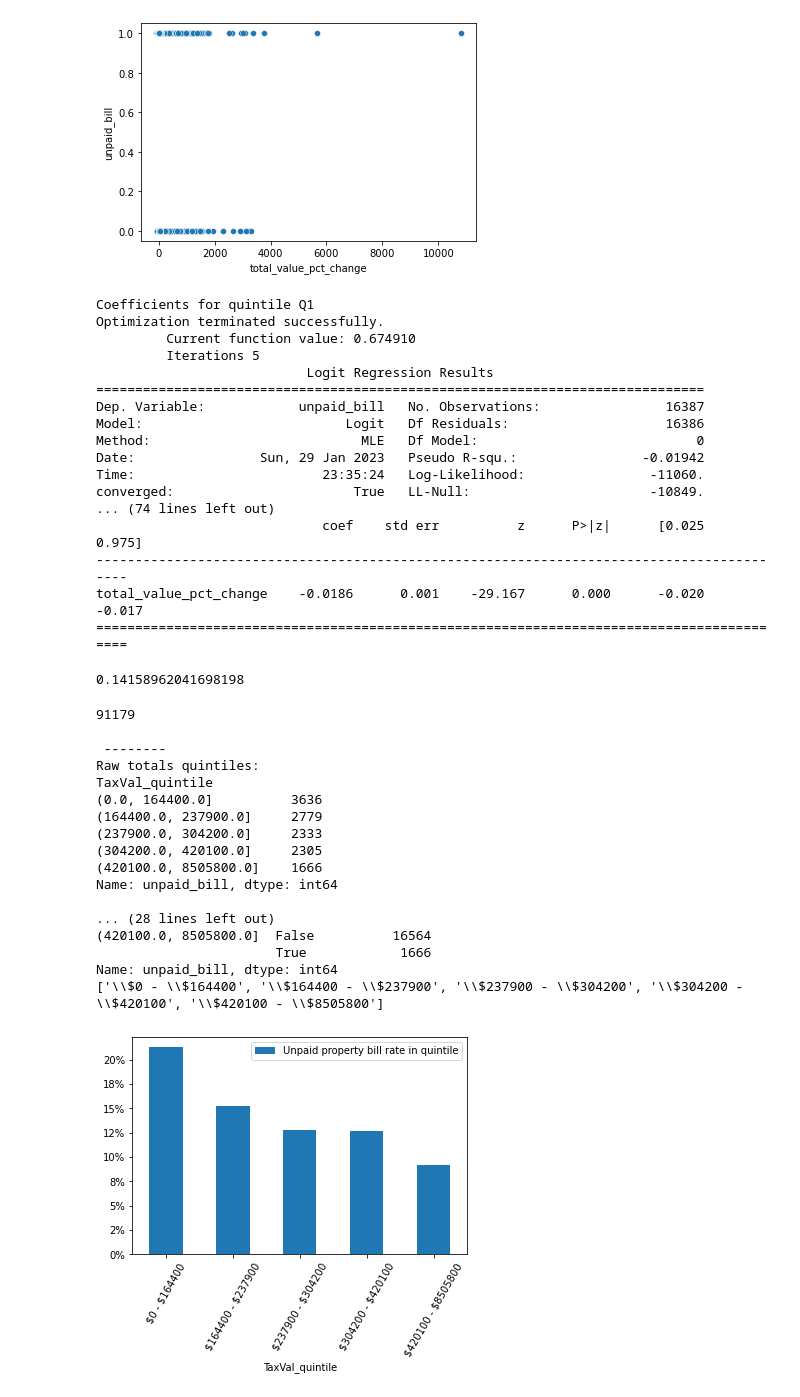
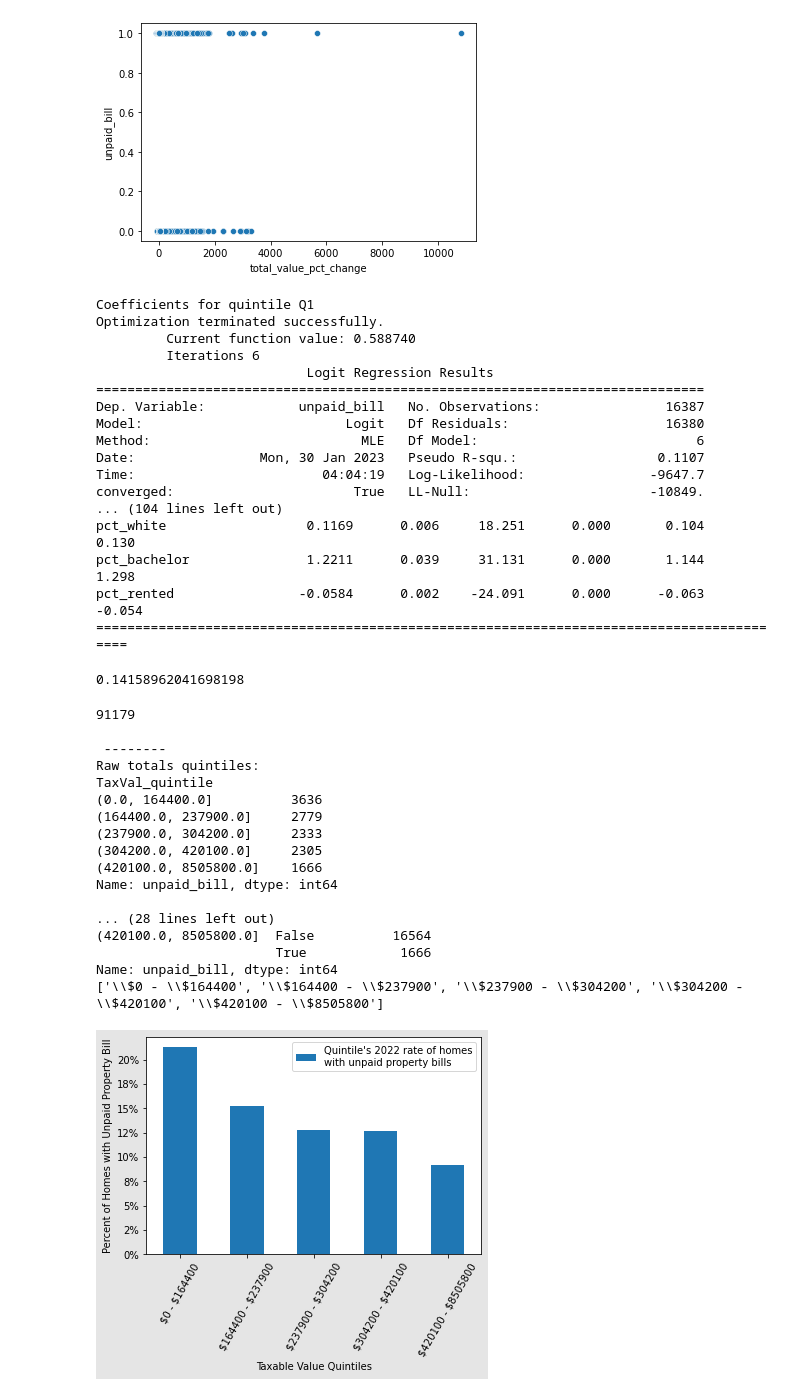
Before and after one commit to Alex-Devoid/buncombe-property-tax-analysis, a Jupyter notebook: unpaid_property_bills_analysis.ipynb, the cells around one changed output. Cells and saved outputs as stored; diff of their text form; code cells hidden in the pictures.

```diff
--- a/unpaid_property_bills_analysis.ipynb
+++ b/unpaid_property_bills_analysis.ipynb
@@ -381,7 +438,8 @@ merged_data['TotalVal_quintile'] = pd.cut(merged_data['TotalVal'], quintiles, la
 # Loop through quintiles and run a logistic regression
 for quintile in array_q:
     merged_data_quintile = merged_data[merged_data['TotalVal_quintile'] == quintile]
-    Xx = merged_data_quintile['total_value_pct_change']
+    Xx = merged_data_quintile[['total_value_pct_change', 'median_hh_income','income_gini','pct_white','pct_bachelor','pct_rented']]
+    Xx = sm.add_constant(Xx) # adding a constant to include the intercept term
     Yy = merged_data_quintile['unpaid_bill']
     print(f'Coefficients for quintile {quintile}')
     logit = sm.Logit(Yy, Xx)
@@ -390,20 +448,20 @@ for quintile in array_q:
 # %% [output]
 Coefficients for quintile Q1
 Optimization terminated successfully.
-         Current function value: 0.674910
-         Iterations 5
+         Current function value: 0.588740
+         Iterations 6
                            Logit Regression Results
 ==============================================================================
 Dep. Variable:            unpaid_bill   No. Observations:                16387
-Model:                          Logit   Df Residuals:                    16386
-Method:                           MLE   Df Model:                            0
-Date:                Sun, 29 Jan 2023   Pseudo R-squ.:                -0.01942
-Time:                        23:35:24   Log-Likelihood:                -11060.
+Model:                          Logit   Df Residuals:                    16380
+Method:                           MLE   Df Model:                            6
+Date:                Mon, 30 Jan 2023   Pseudo R-squ.:                  0.1107
+Time:                        04:04:19   Log-Likelihood:                -9647.7
 converged:                       True   LL-Null:                       -10849.
-... (74 lines left out)
-                             coef    std err          z      P>|z|      [0.025      0.975]
-------------------------------------------------------------------------------------------
-total_value_pct_change    -0.0186      0.001    -29.167      0.000      -0.020      -0.017
+... (104 lines left out)
+pct_white                  0.1169      0.006     18.251      0.000       0.104       0.130
+pct_bachelor               1.2211      0.039     31.131      0.000       1.144       1.298
+pct_rented                -0.0584      0.002    -24.091      0.000      -0.063      -0.054
 ==========================================================================================
 # %%
 #  total unpaid bill rate
@@ -441,38 +499,45 @@ print('\n --------')
 print('rate raw_counts / total_counts by quintile:')
 print(ratio_quintiles)
 
 print(parcels.groupby('TaxVal_quintile')['unpaid_bill'].value_counts(dropna=False))
-quintiles_rates =parcels.groupby('TaxVal_quintile')['unpaid_bill'].agg(['count', 'sum', 'mean']).reset_index()
-fig, ax = plt.subplots()
+quintiles_rates = parcels.groupby('TaxVal_quintile')['unpaid_bill'].agg(['count', 'sum', 'mean']).reset_index()
+fig, ax = plt.subplots(facecolor='#E5E5E5') #set figure background color to a light gray (#E5E5E5)
 quintiles_rates.plot.bar(x='TaxVal_quintile', y='mean', rot=0,ax=ax)
 
 x_labels = [f"\${int(i.left)} - \${int(i.right)}" for i in parcels['TaxVal_quintile'].cat.categories]
 print(x_labels)
 ax.set_xticklabels(x_labels,rotation=60)
 
 ax.set_yticklabels(['{:,.0%}'.format(x) for x in ax.get_yticks()])
 
-ax.legend(["Unpaid property bill rate in quintile"]);
-plt.savefig('images/unpaid_property_bill_quintile_rates.png', dpi=300)
+ax.legend(["Quintile's 2022 rate of homes\nwith unpaid property bills"]);
+
+plt.xlabel("Taxable Value Quintiles")
+
+plt.ylabel("Percent of Homes with Unpaid Property Bill")
+
+
+
+plt.savefig('images/unpaid_property_bill_quintile_rates.png', dpi=300,bbox_inches='tight')
 # %% [output]
 91179
 
  --------
 Raw totals quintiles:
 TaxVal_quintile
 (0.0, 164400.0]          3636
 (164400.0, 237900.0]     2779
 (237900.0, 304200.0]     2333
 (304200.0, 420100.0]     2305
 (420100.0, 8505800.0]    1666
 Name: unpaid_bill, dtype: int64
 
 ... (28 lines left out)
 (420100.0, 8505800.0]  False          16564
                        True            1666
 Name: unpaid_bill, dtype: int64
 ['\\$0 - \\$164400', '\\$164400 - \\$237900', '\\$237900 - \\$304200', '\\$304200 - \\$420100', '\\$420100 - \\$8505800']
-[figure, old version]
+[figure, new version]
 # %%
 # Doing the same thing here for all deciles
 deciles = parcels['TaxValue'].quantile([0,0.1, 0.2,0.3, 0.4,0.5, 0.6,0.7, 0.8,0.9, 1])
```
Also changed, not shown: parts of 9 cells of this notebook, 4 other files.
